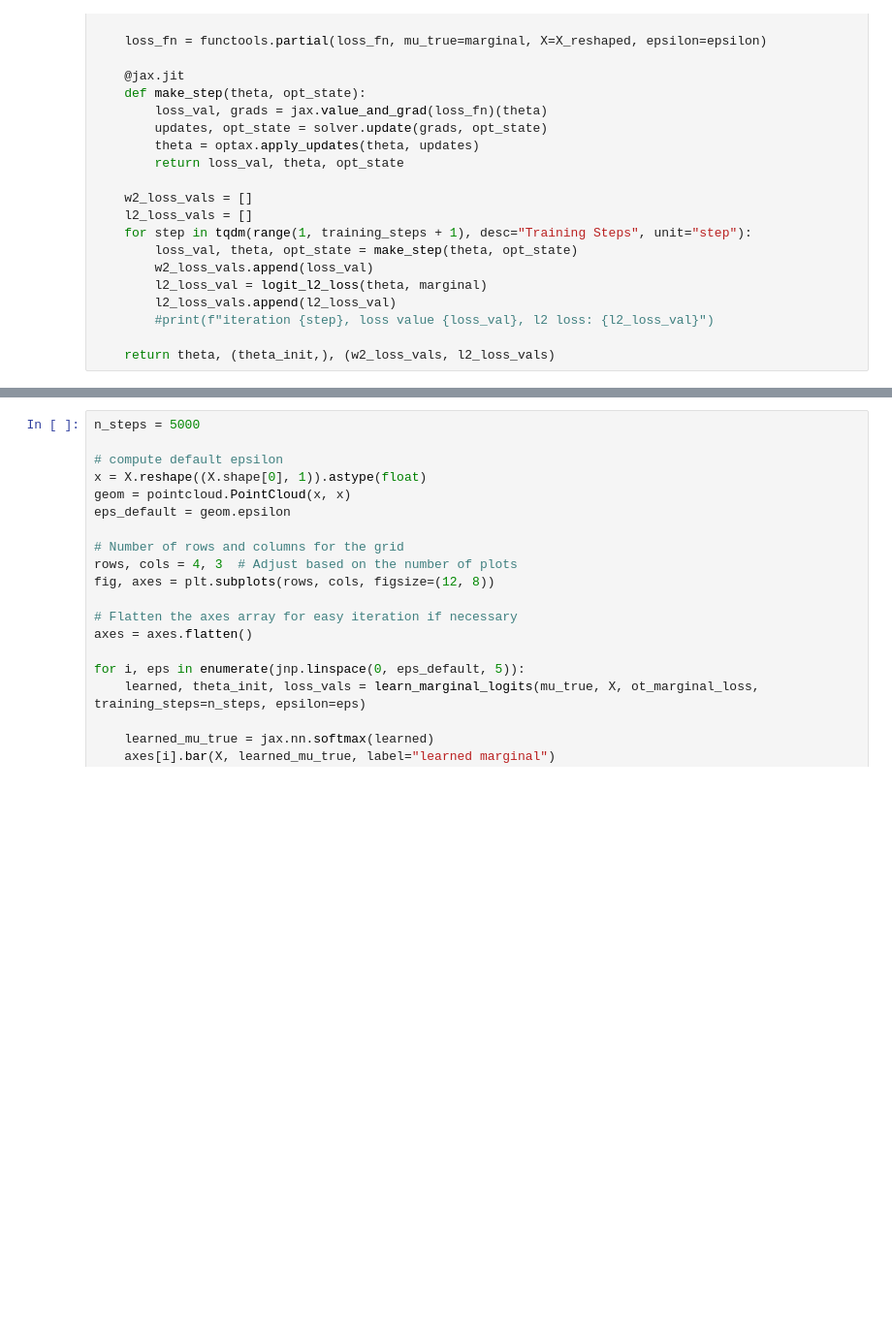
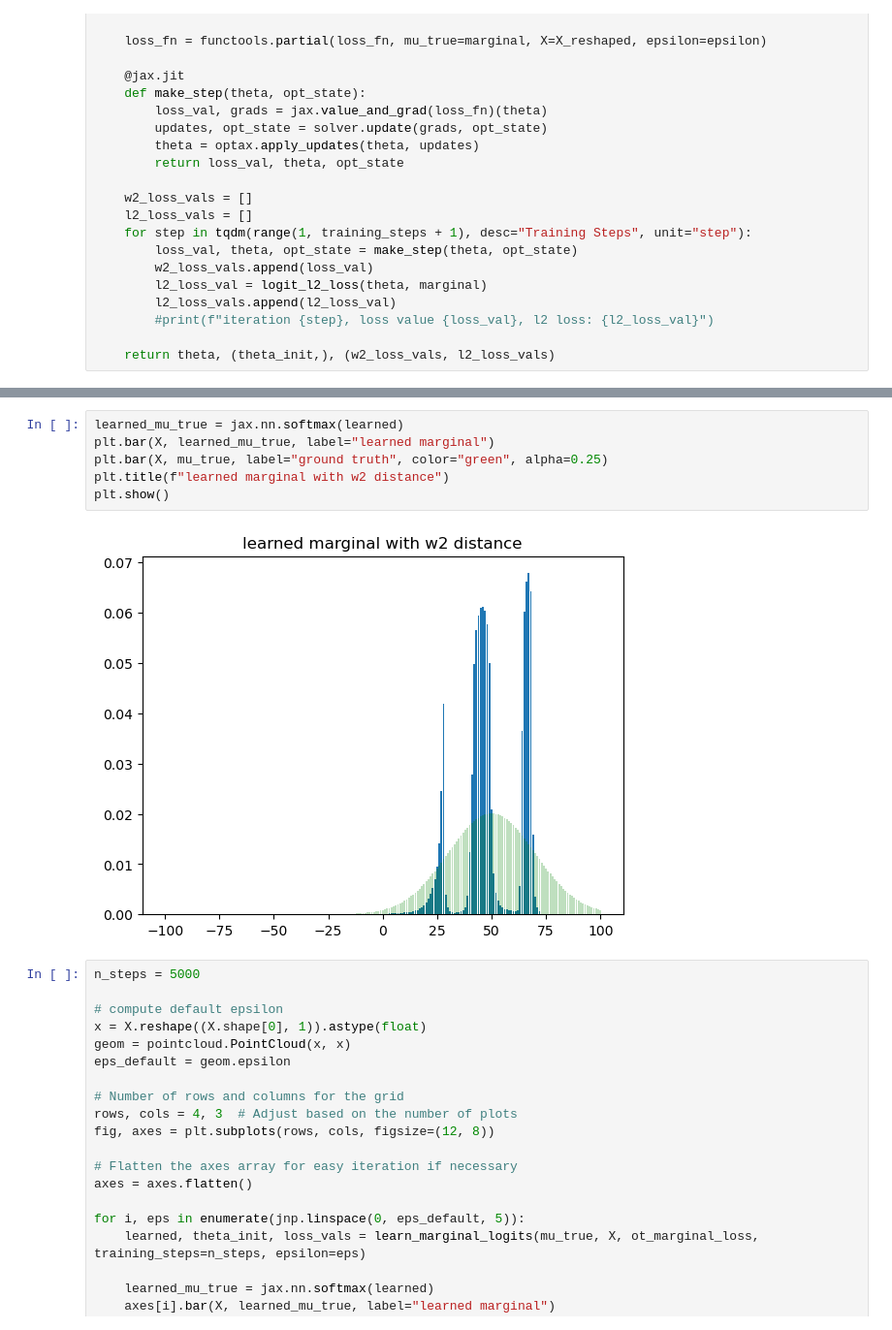
Before and after one commit to jacobe90/birdflow-bilevel, a Jupyter notebook: dev-notebooks/ott-jax-toy-example.ipynb, the cells around one changed output, grey strips where cells are left out. Shown at 97% size. Saved outputs shown, nothing was run; the diff lists cells and outputs as text; blank space fills up the shorter version.

```diff
--- a/dev-notebooks/ott-jax-toy-example.ipynb
+++ b/dev-notebooks/ott-jax-toy-example.ipynb
@@ -155,3 +165,11 @@ KeyboardInterrupt:
+# %%
+learned_mu_true = jax.nn.softmax(learned)
+plt.bar(X, learned_mu_true, label="learned marginal")
+plt.bar(X, mu_true, label="ground truth", color="green", alpha=0.25)
+plt.title(f"learned marginal with w2 distance")
+plt.show()
+# %% [output]
+[figure, added]
 # %%
 n_steps = 5000
 
```
Also changed, not shown: parts of 4 cells of this notebook, 3 other files.
